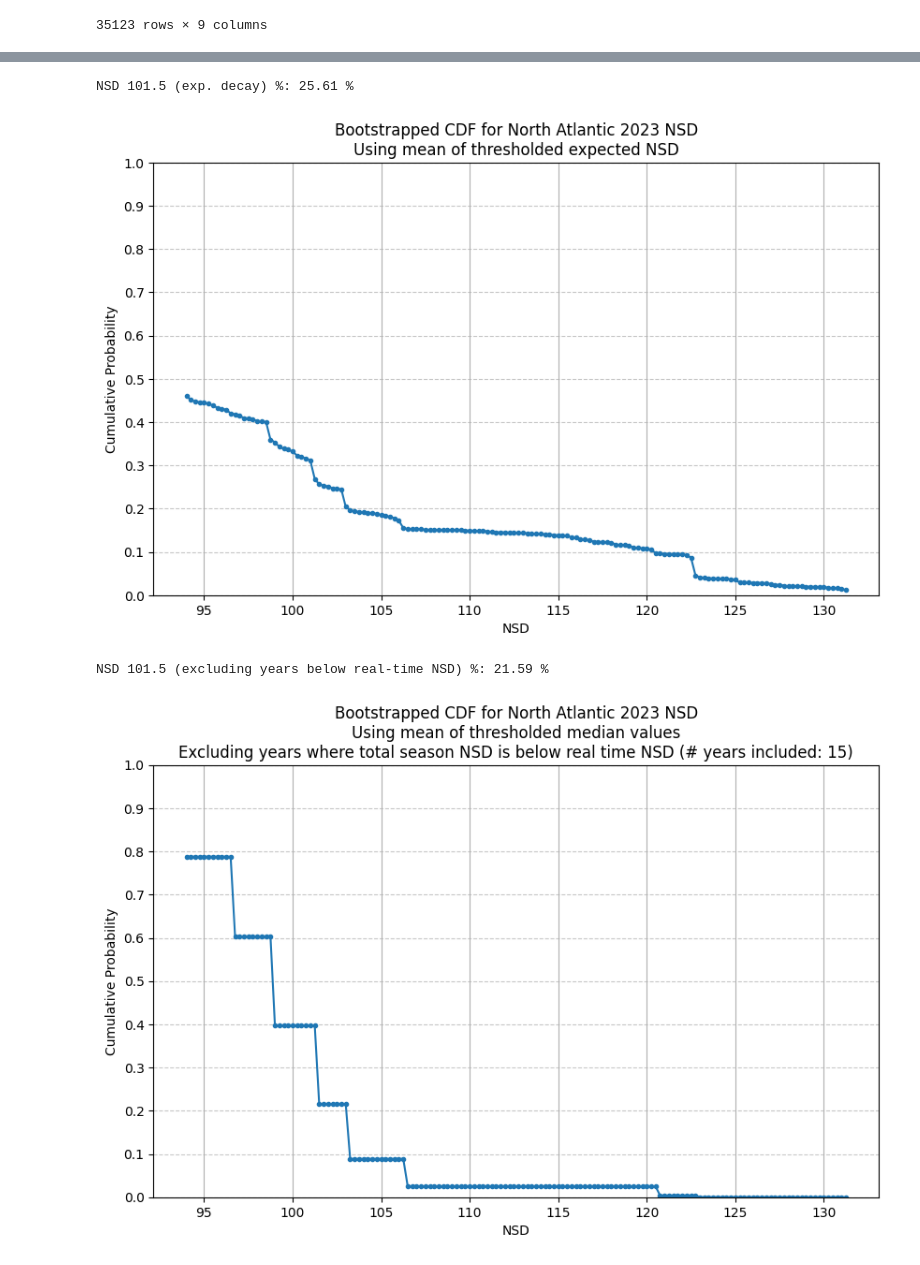
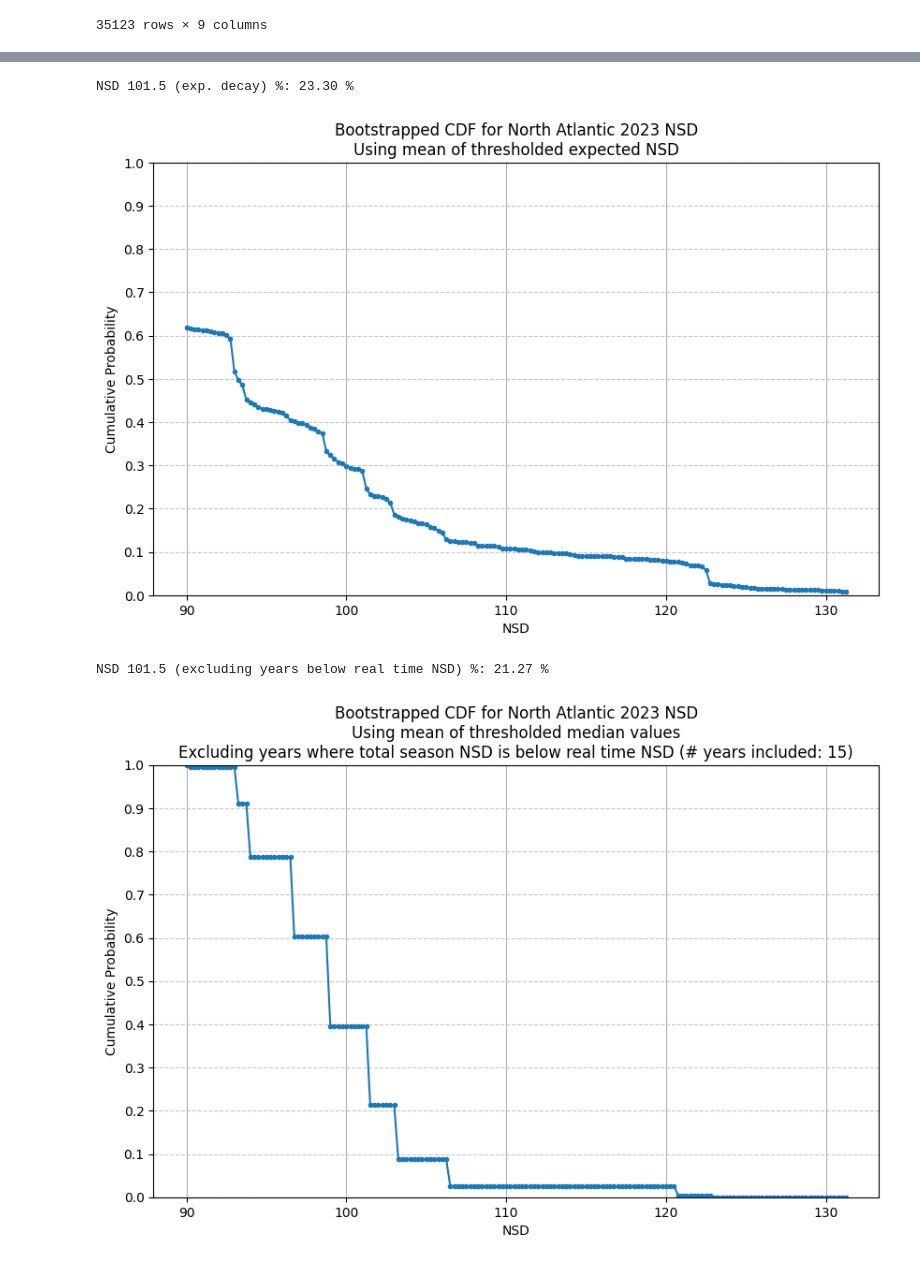
Before and after one commit to JRPdata/wastebook, a Jupyter notebook: named_storm_days_forecast.ipynb, the cells around one changed output, grey strips where cells are left out. Cells and saved outputs as stored; diff of their text form; code cells hidden in the pictures.

Commit message:
Fix for valid time. Fix ace comparison to real time

```diff
--- a/named_storm_days_forecast.ipynb
+++ b/named_storm_days_forecast.ipynb
@@ -11,7 +11,6 @@
 ### DOWNLOAD LATEST ATRACKS AND UPDATE THE FOLLOWING TWO VARIABLES EVERY RUN OF THE NOTEBOOK
 # must specify NSD_time_end_str if empty
 atrack_files = [
-    'aal192023.dat',
     'aal942023.dat'
 ]
 
@@ -785,7 +782,7 @@ resampled_statistics = np.empty(num_samples)
 
 # Range of values for CDF estimation
 #values_of_interest = list(range(round(present_NSD), round(max(pop_NSD_values)), 1))
-values_of_interest = list(np.round(np.arange(round(present_NSD), np.round(max(pop_NSD_values),2), 0.25),2))
+values_of_interest = list(np.round(np.arange(round(real_time_NSD), np.round(max(pop_NSD_values),2), 0.25),2))
 
 # store when the median is greater than each value of interest
 binary_outcomes = np.empty((num_samples, len(values_of_interest)))
@@ -868,7 +865,7 @@ resampled_statistics = np.empty(num_samples)
 
 # Range of values for CDF estimation
 #values_of_interest = list(range(round(present_NSD), round(max(pop_NSD_values)), 1))
-values_of_interest = list(np.round(np.arange(round(present_NSD), np.round(max(pop_NSD_values), 2), 0.25), 2))
+values_of_interest = list(np.round(np.arange(round(real_time_NSD), np.round(max(pop_NSD_values), 2), 0.25), 2))
 
 # Initialize an array to store CDF from bootstraps
 binary_outcomes = np.empty((num_samples, len(values_of_interest)))
@@ -896,7 +893,7 @@ for i in range(num_samples):
 # Calculate the CDF for each value of interest (using the average of the thresholded binary outcomes)
 cdf = np.mean(binary_outcomes, axis=0)
 print("")
-print(f"NSD 101.5 (excluding years below real-time NSD) %: {cdf[values_of_interest.index(101.5)]*100:2.2f} %")
+print(f"NSD 101.5 (excluding years below real time NSD) %: {cdf[values_of_interest.index(101.5)]*100:2.2f} %")
 prob_realtime = cdf[values_of_interest.index(101.5)]
 
 # Plot the CDF
@@ -932,35 +929,35 @@ upper_bound = np.percentile(resampled_statistics, 100 * (1 - alpha / 2))
 print("")
 avg_of_two_at_101_5 = (prob_realtime + prob_exp) / 2
 print(f"% chance of NSD=101.5 using average of two probabilities: {avg_of_two_at_101_5*100:2.2f}%")
 
 print("")
-print(f"Statistics for {sorted_years[0]} - {sorted_years[-1]} excluding years with season NSD < realtime NSD:")
+print(f"Statistics for {sorted_years[0]} - {sorted_years[-1]} excluding years with season NSD < real time NSD:")
 print(f"μ: {NSD_mean:3.2f}")
 print(f"median: {NSD_median:3.2f}")
 
 # not as useful since it doesn't handle constraints well so don't use general statistics below for CI:
 #print("σ:", NSD_stddev)
 #print("Z score for expected NSD:", z_score)
 #ci_lower = expected_NSD - (critical_value * NSD_stddev)
 #ci_upper = expected_NSD + (critical_value * NSD_stddev)
 #print(f"CI({confidence_level}) = [ {ci_lower} , {ci_upper} ]")
 
 
 # expect the tuned decay rate should automatically increase as the season passes
 #   this means, later in the season it will be more selective in using years that have NSD that are very close to the present
 #   as opposed to early in the season when the years will be more of an average
 # for instance on Sept 24 06Z it was 0.147, and on Sept 25 00Z it was 0.171
 print("")
 
 # diagnostics for model predictiveness as the season progresses
 expected_NSD_upper = expected_NSD + rmse_final_tuning
 expected_NSD_lower = expected_NSD - rmse_final_tuning
 #print(f"Range using RMSE (without validation RMSE): {expected_NSD_lower} : {expected_NSD_upper}")
 expected_NSD_upper_with_validation = expected_NSD + rmse_final_tuning + diff_rmse
 expected_NSD_lower_with_validation = expected_NSD - rmse_final_tuning - diff_rmse
 #print(f"Range using RMSE (with validation RMSE):    {expected_NSD_lower_with_validation} : {expected_NSD_upper_with_validation}")
 # %% [output]
-NSD 101.5 (exp. decay) %: 25.61 %
+NSD 101.5 (exp. decay) %: 23.30 %
-[figure, old version]
+[figure, new version]
-NSD 101.5 (excluding years below real-time NSD) %: 21.59 %
+NSD 101.5 (excluding years below real time NSD) %: 21.27 %
-[figure, old version]
+[figure, new version]
```
Also changed, not shown: parts of 13 cells of this notebook, 1 other file.
